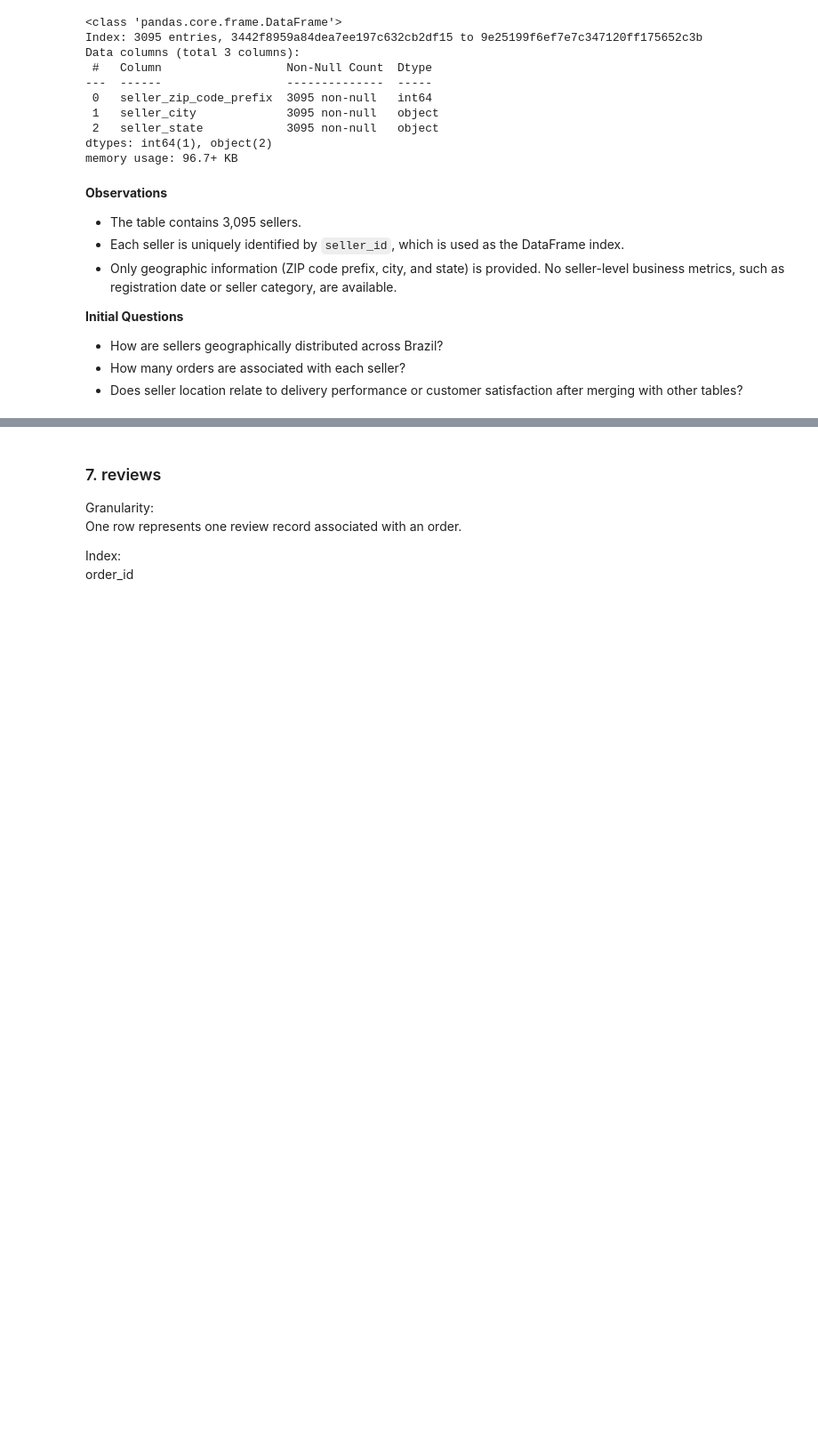
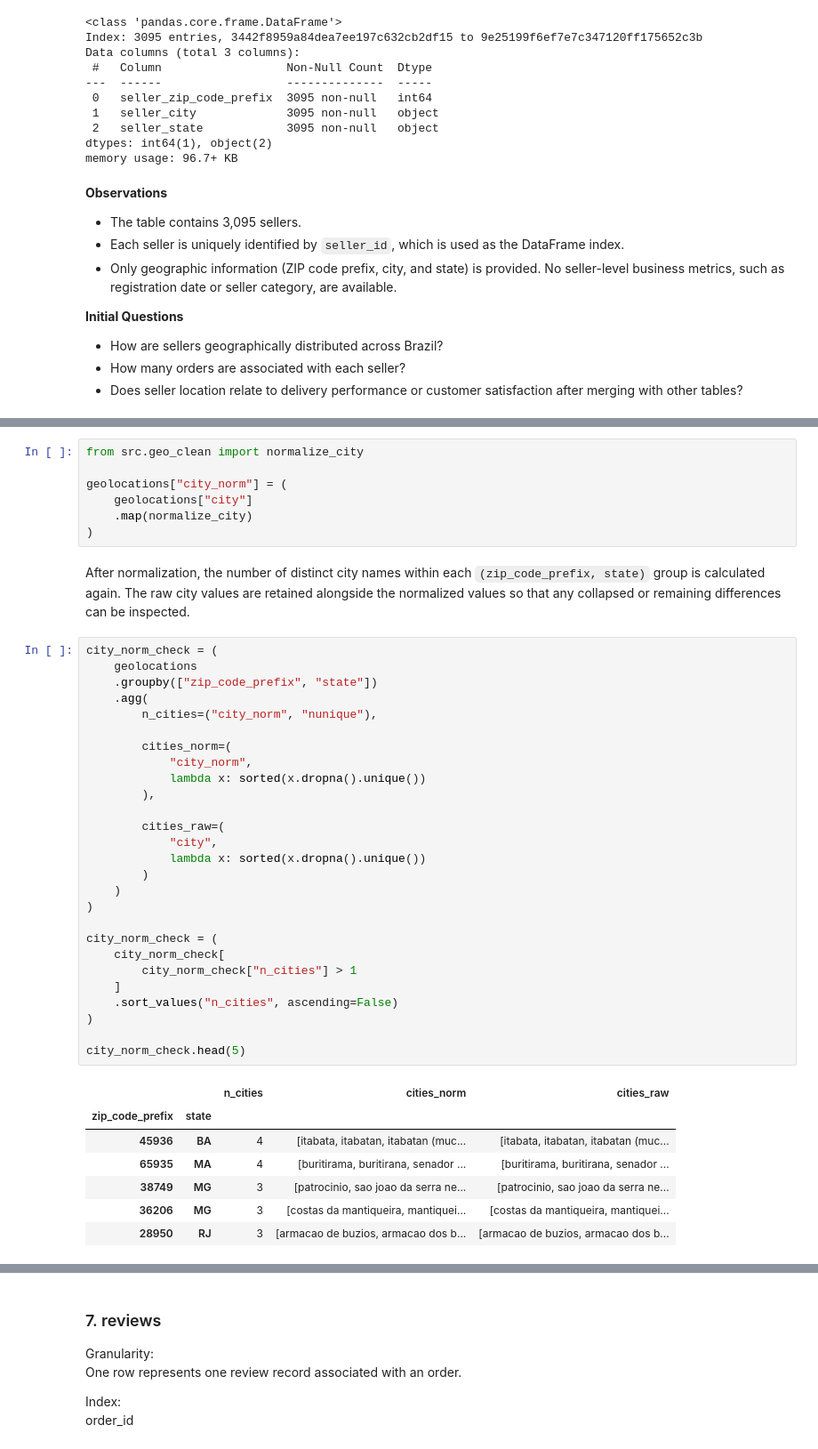
Before and after one commit to pwang-72/olist-ecommerce-analysis, a Jupyter notebook: notebooks/01_data_understanding.ipynb, the cells around one changed output, grey strips where cells are left out. Shown at 89% size. Saved outputs shown, nothing was run; the diff lists cells and outputs as text; blank space fills up the shorter version.

```diff
--- a/notebooks/01_data_understanding.ipynb
+++ b/notebooks/01_data_understanding.ipynb
@@ -267,0 +390,44 @@ Question: Is there a one-to-one relationship between orders.customer_id and cust
+# %%
+from src.geo_clean import normalize_city
+
+geolocations["city_norm"] = (
+    geolocations["city"]
+    .map(normalize_city)
+)
+# %% [markdown]
+After normalization, the number of distinct city names within each `(zip_code_prefix, state)` group is calculated again. The raw city values are retained alongside the normalized values so that any collapsed or remaining differences can be inspected.
+# %%
+city_norm_check = (
+    geolocations
+    .groupby(["zip_code_prefix", "state"])
+    .agg(
+        n_cities=("city_norm", "nunique"),
+
+        cities_norm=(
+            "city_norm",
+            lambda x: sorted(x.dropna().unique())
+        ),
+
+        cities_raw=(
+            "city",
+            lambda x: sorted(x.dropna().unique())
+        )
+    )
+)
+
+city_norm_check = (
+    city_norm_check[
+        city_norm_check["n_cities"] > 1
+    ]
+    .sort_values("n_cities", ascending=False)
+)
+
+city_norm_check.head(5)
+# %% [output]
+|  |  | n_cities | cities_norm | cities_raw |
+| zip_code_prefix | state |  |  |  |
+| 45936 | BA | 4 | [itabata, itabatan, itabatan (muc... | [itabata, itabatan, itabatan (muc... |
+| 65935 | MA | 4 | [buritirama, buritirana, senador ... | [buritirama, buritirana, senador ... |
+| 38749 | MG | 3 | [patrocinio, sao joao da serra ne... | [patrocinio, sao joao da serra ne... |
+| 36206 | MG | 3 | [costas da mantiqueira, mantiquei... | [costas da mantiqueira, mantiquei... |
+| 28950 | RJ | 3 | [armacao de buzios, armacao dos b... | [armacao de buzios, armacao dos b... |
```
Also changed, not shown: parts of 41 cells of this notebook.
